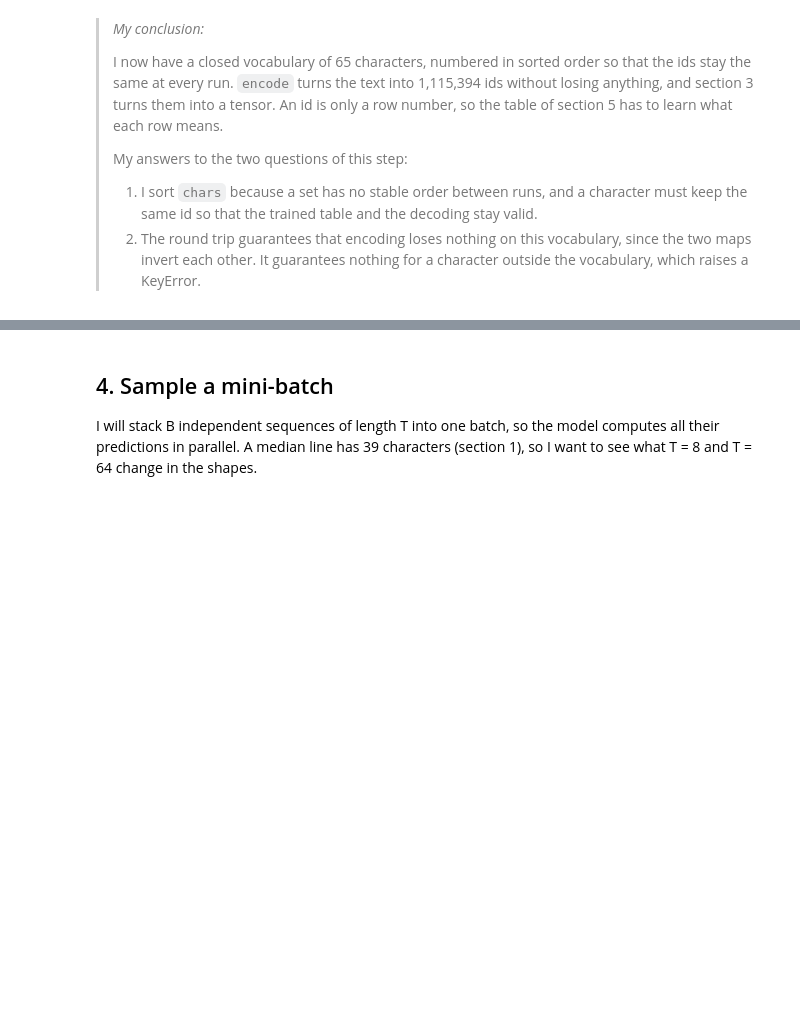
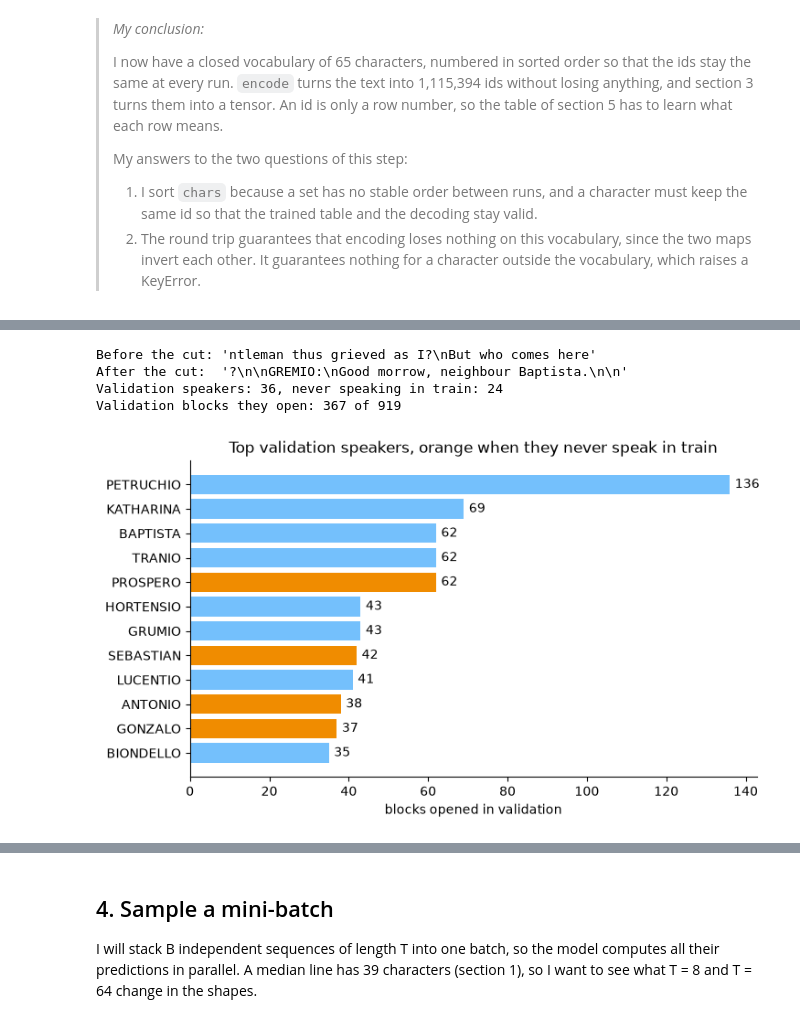
Before and after one commit to mcrayssac/ING3_IAA_GB_NLP, a Jupyter notebook: TP1_transformers.ipynb, the cells around one changed output, grey strips where cells are left out. Cells and saved outputs as stored; diff of their text form; code cells hidden in the pictures; blank space fills up the shorter version.

```diff
--- a/TP1_transformers.ipynb
+++ b/TP1_transformers.ipynb
@@ -591,0 +618,29 @@ A sequence of T + 1 characters gives an input `x` and a target `y` shifted by on
+# %%
+# Where does the cut fall, and who speaks on each side of it?
+HEADER = r"(?:\A|\n\n)([A-Z][A-Za-z' ]*):\n"  # a name alone on the first line of a block
+
+print(f'Before the cut: {decode(data[n - 45:n].tolist())!r}')
+print(f'After the cut:  {decode(data[n:n + 45].tolist())!r}')
+
+train_names = Counter(re.findall(HEADER, text[:n]))
+val_names = Counter(re.findall(HEADER, text[n:]))
+new_names = [name for name in val_names if name not in train_names]
+print(f'Validation speakers: {len(val_names)}, never speaking in train: {len(new_names)}')
+print(f'Validation blocks they open: {sum(val_names[name] for name in new_names)} '
+      f'of {sum(val_names.values())}')
+
+top = val_names.most_common(12)[::-1]
+fig, ax = plt.subplots(figsize=(8, 4.5))
+bars = ax.barh([name for name, _ in top], [count for _, count in top],
+               color=['#f08c00' if name in new_names else '#74c0fc' for name, _ in top])
+ax.bar_label(bars, padding=4)
+ax.set_xlabel('blocks opened in validation')
+ax.set_title('Top validation speakers, orange when they never speak in train')
+ax.spines[['top', 'right']].set_visible(False)
+plt.show()
+# %% [output]
+Before the cut: 'ntleman thus grieved as I?\nBut who comes here'
+After the cut:  '?\n\nGREMIO:\nGood morrow, neighbour Baptista.\n\n'
+Validation speakers: 36, never speaking in train: 24
+Validation blocks they open: 367 of 919
+[figure, added]
```
Also changed, not shown: parts of 13 cells of this notebook, 4 other files.
